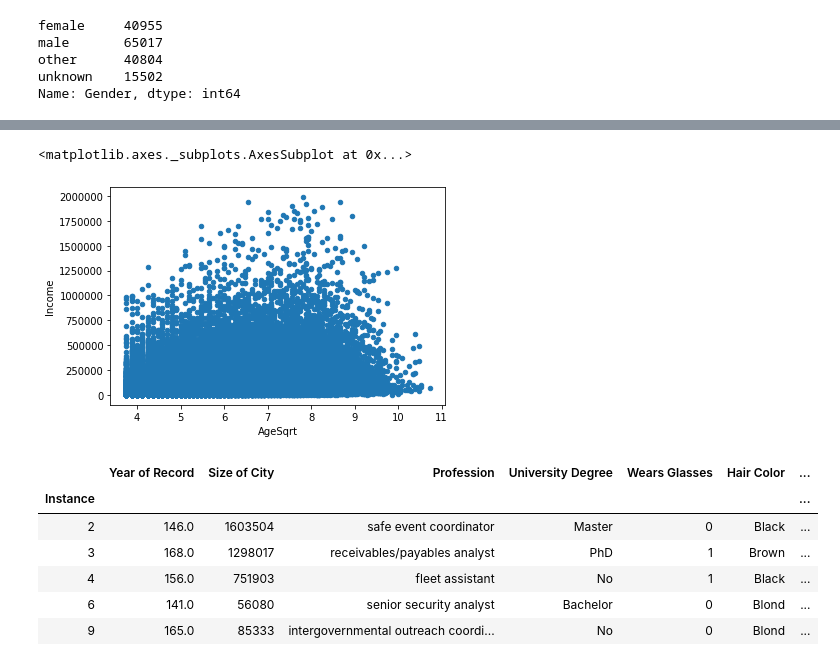
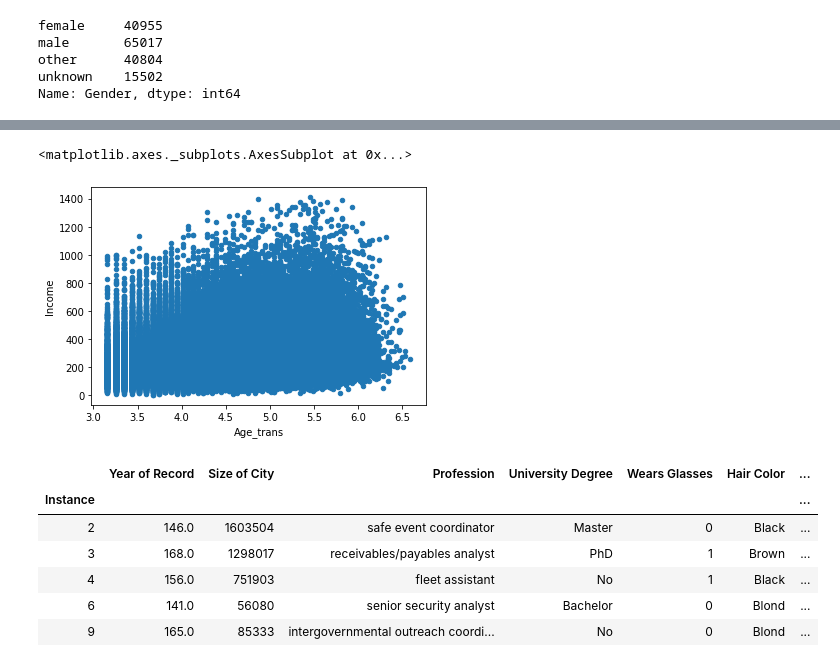
Before and after one commit to tannineo/cs7cs4-indi-comp, a Jupyter notebook: 20191014/training.ipynb, the cells around one changed output, grey strips where cells are left out. Cells and saved outputs as stored; diff of their text form; code cells hidden in the pictures.

```diff
--- a/20191014/training.ipynb
+++ b/20191014/training.ipynb
@@ -27,6 +32,8 @@ training_data_df = training_data_df.drop(training_data_df[training_data_df['Inco
 training_data_df = training_data_df.drop(training_data_df[training_data_df['Body Height [cm]'] < 100].index)
 training_data_df = training_data_df.drop(training_data_df[training_data_df['Body Height [cm]'] > 250].index)
 
+training_data_df['Income'] = training_data_df['Income'].map(lambda inc: np.sqrt(np.abs(inc)))
+
 training_data_df.shape
 # %% [output]
 (89048, 11)
@@ -103,13 +110,21 @@ total_data_df.head()
 | 6 | 141.0 | 60.0 | Liberia | 56080 | senior security analyst | Bachelor | 0 | ... |
 | 9 | 165.0 | 43.0 | South Sudan | 85333 | intergovernmental outreach coordi... | No | 0 | ... |
 # %%
+# total_data_df['Age'].fillna(35, inplace=True)
+# total_data_df['AgeSqrt'] = total_data_df['Age'].map(lambda a: np.sqrt(a))
+# total_data_df.drop('Age', axis = 1, inplace = True)
+# total_data_df[:train_bound].plot.scatter(x='AgeSqrt', y = 'Income')
+
 total_data_df['Age'].fillna(35, inplace=True)
-total_data_df['AgeSqrt'] = total_data_df['Age'].map(lambda a: np.sqrt(a))
+
+trans = preprocessing.PowerTransformer(method='box-cox', standardize=False)
+total_data_df['Age_trans'] = trans.fit_transform(total_data_df[['Age']])
 total_data_df.drop('Age', axis = 1, inplace = True)
-total_data_df[:train_bound].plot.scatter(x='AgeSqrt', y = 'Income')
+
+total_data_df[:train_bound].plot.scatter(x='Age_trans', y = 'Income')
 # %% [output]
 <matplotlib.axes._subplots.AxesSubplot at 0x...>
-[figure, old version]
+[figure, new version]
 # %%
 total_data_df['Country'].fillna('unknown', inplace = True)
 dummies = pd.get_dummies(total_data_df['Country'], prefix = 'Country')
```
Also changed, not shown: parts of 15 cells of this notebook, 3 other files.
